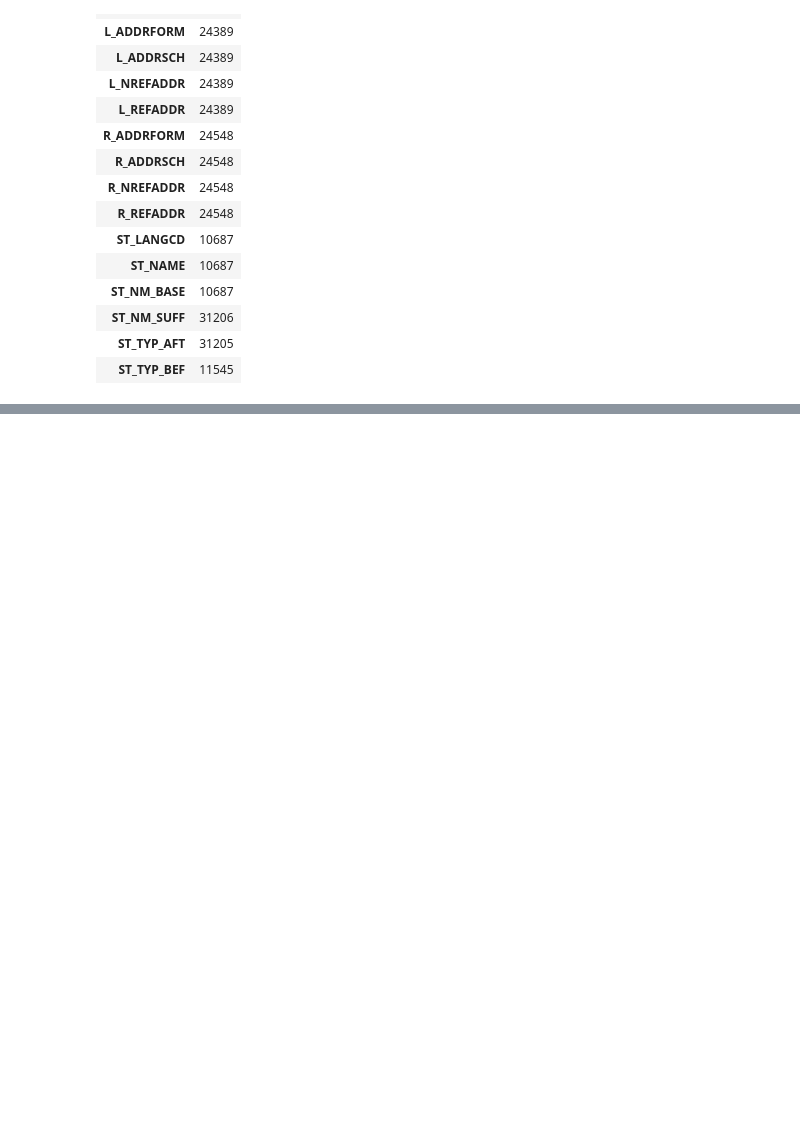
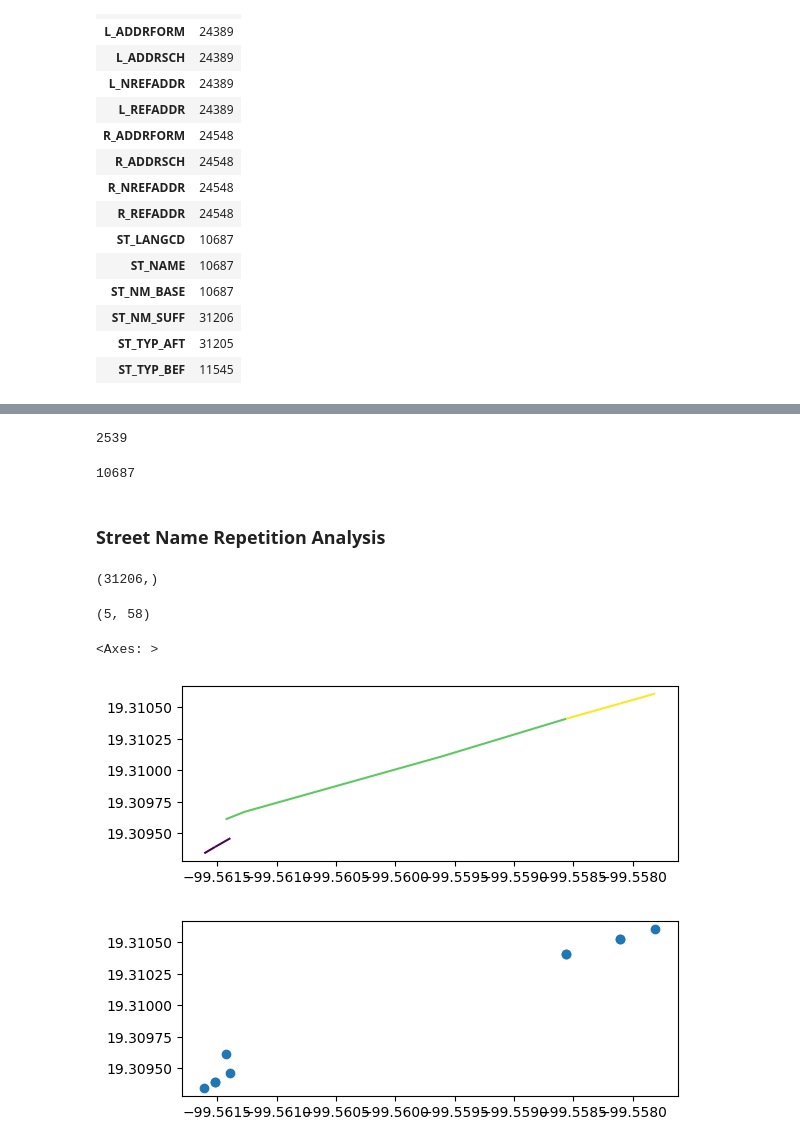
Before and after one commit to KarlaMun/Here-Hackaton, a Jupyter notebook: eda2.ipynb, the cells around one changed output, grey strips where cells are left out. Drawn from its saved outputs; the diff is of its cells as text; code cells hidden in the pictures; blank space fills up the shorter version.

Commit message:
Map plotting

```diff
--- a/eda2.ipynb
+++ b/eda2.ipynb
@@ -109,0 +112,29 @@ mv
+# %%
+# Sort DataFrame by street name
+combined_map.sort_values(by='ST_NAME', inplace=True)
+# Reset index
+combined_map.reset_index(drop=True, inplace=True)
+# %%
+len(combined_map["ST_NAME"].unique())
+# %% [output]
+2539
+# %%
+combined_map["ST_NAME"].isna().sum()
+# %% [output]
+10687
+# %% [markdown]
+### Street Name Repetition Analysis
+# %%
+combined_map["ST_NAME"].shape
+# %% [output]
+(31206,)
+# %%
+example = combined_map.loc[combined_map["ST_NAME"] == "13 ORIENTE"]
+print(example.shape)
+example.plot(column = 'link_id')
+example.boundary.plot()
+# %% [output]
+(5, 58)
+<Axes: >
+[figure, added]
+[figure, added]
```
Also changed, not shown: parts of 4 cells of this notebook.
